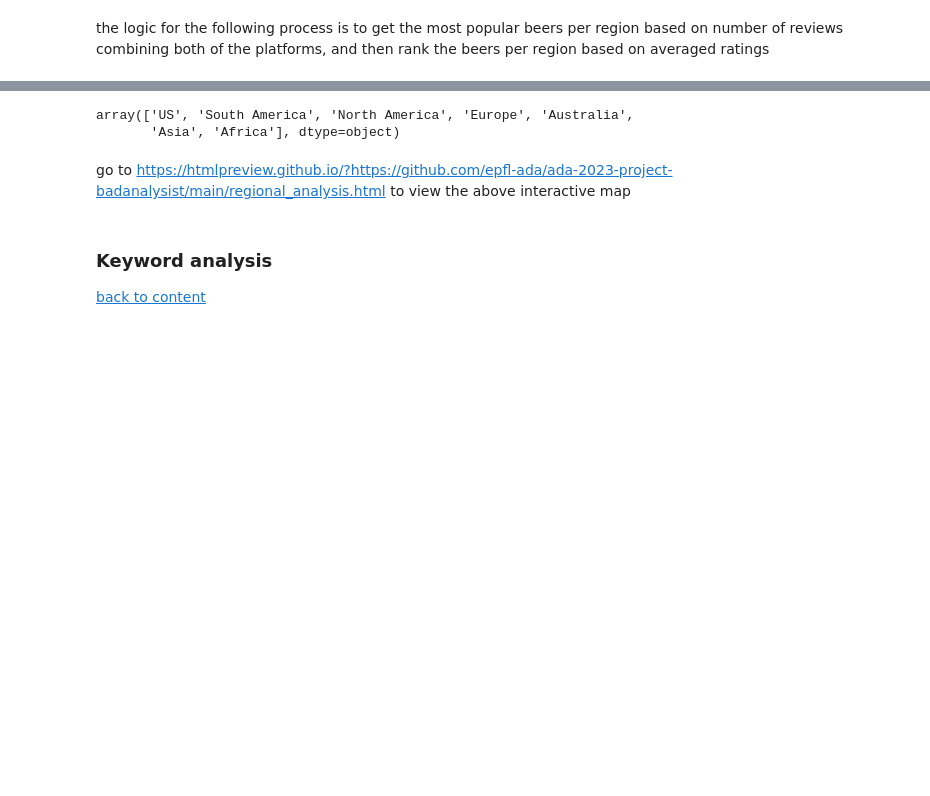
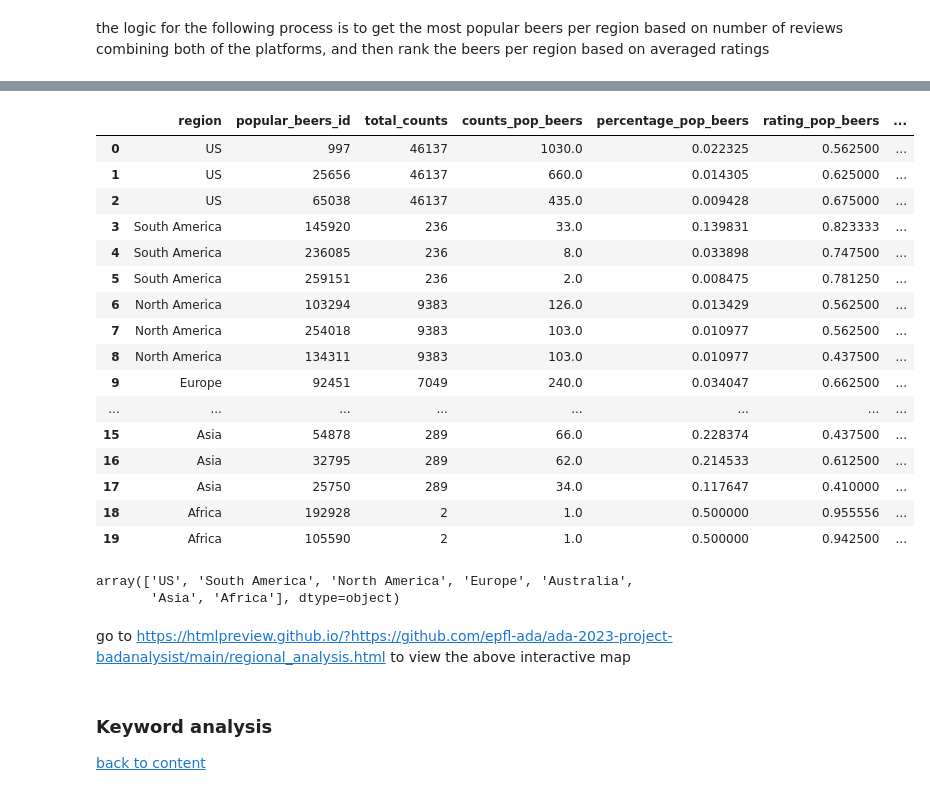
Before and after one commit to epfl-ada/ada-2023-project-badanalysist, a Jupyter notebook: preprocessing.ipynb, the cells around one changed output, grey strips where cells are left out. Cells and saved outputs as stored; diff of their text form; code cells hidden in the pictures; blank space fills up the shorter version.

Commit message:
update regional_analysis

```diff
--- a/preprocessing.ipynb
+++ b/preprocessing.ipynb
@@ -1057,3 +1081,72 @@ regional_analysis
+# %%
+# get the top 3 most popular styles in each region
+# first normalize the style names into official style names
+map_official_styles = pd.read_csv('./data/beer_style_details.csv')
+map_official_styles.rename(columns={'Original Style Name':'style'}, inplace=True)
+beers_rb, beers_ba = split_matched_data(beers)
+beers_rb['beer_id'] = beers_rb['beer_id'].astype(str)
+beers_ba['beer_id'] = beers_ba['beer_id'].astype(str)
+# display(beers_rb)
+beers_rb = beers_rb.merge(map_official_styles[['style', 'Modified Style Name']], on='style', how='left')
+# if the style is not in the official style list, then use the original style name
+beers_rb['Modified Style Name'].fillna(beers_rb['style'], inplace=True)
+beers_ba = beers_ba.merge(map_official_styles[['style', 'Modified Style Name']], on='style', how='left')
+beers_ba['Modified Style Name'].fillna(beers_ba['style'], inplace=True)
+# display(beers_rb)
+
+
+# # get moodified style names for each beer
+ratings_users_ba['beer_id'] = ratings_users_ba['beer_id'].astype(str)
+ratings_users_rb['beer_id'] = ratings_users_rb['beer_id'].astype(str)
+ratings_users_ba_modified = ratings_users_ba.merge(beers_ba[['beer_id','Modified Style Name']], on='beer_id', how='left')
+ratings_users_rb_modified = ratings_users_rb.merge(beers_rb[['beer_id','Modified Style Name']], on='beer_id', how='left')
+
+top_styles_ba = (ratings_users_ba_modified.groupby('region')['Modified Style Name'].value_counts().groupby(level=0).head(3).rename('counts_ba').reset_index())
+top_styles_rb = (ratings_users_rb_modified.groupby('region')['Modified Style Name'].value_counts().groupby(level=0).head(3).rename('counts_rb').reset_index())
+
+# get the average rating of the top 3 styles in each region
+top_styles_ba["rating"] = ratings_users_ba_modified.groupby(['region', 'Modified Style Name'])["rating"].mean().reset_index()["rating"]
+top_styles_rb["rating"] = ratings_users_rb_modified.groupby(['region', 'Modified Style Name'])["rating"].mean().reset_index()["rating"]
+top_styles_ba.rename(columns={'rating':'rating_ba'}, inplace=True)
+top_styles_rb.rename(columns={'rating':'rating_rb'}, inplace=True)
+
+regional_styles = pd.merge(top_styles_ba, top_styles_rb, on=['region', 'Modified Style Name'], how='outer')
+regional_styles = regional_styles.fillna(0)
+
+regional_styles['counts_pop_styles']=regional_styles['counts_ba']+regional_styles['counts_rb']
+#create a weighted average rating for the top 3 styles in each region
+regional_styles['rating_pop_styles']=(regional_styles['rating_ba']*regional_styles['counts_ba'] + regional_styles['rating_rb']*regional_styles['counts_rb'])/regional_styles['counts_pop_styles']
+regional_styles = regional_styles.sort_values(by=['region','rating_pop_styles'], ascending=False)
+regional_styles = regional_styles.drop(columns=['counts_ba', 'counts_rb','rating_ba','rating_rb'])
+
+#retrieve the top 3 styles in each region
+regional_styles = regional_styles.groupby('region').head(3).reset_index(drop=True)
+regional_styles.rename(columns={'Modified Style Name':'popular_styles'}, inplace=True)
+
+#assign a rank for each style per region
+regional_styles['rank'] = regional_styles.groupby('region').cumcount()+1
+regional_styles
+# merge the popular beers and styles in each region
+regional_analysis = pd.merge(regional_analysis, regional_styles, on=['region',"rank"], how='outer')
+regional_analysis
+# %% [output]
+|  | region | popular_beers_id | total_counts | counts_pop_beers | percentage_pop_beers | rating_pop_beers | ... |
+| 0 | US | 997 | 46137 | 1030.0 | 0.022325 | 0.562500 | ... |
+| 1 | US | 25656 | 46137 | 660.0 | 0.014305 | 0.625000 | ... |
+| 2 | US | 65038 | 46137 | 435.0 | 0.009428 | 0.675000 | ... |
+| 3 | South America | 145920 | 236 | 33.0 | 0.139831 | 0.823333 | ... |
+| 4 | South America | 236085 | 236 | 8.0 | 0.033898 | 0.747500 | ... |
+| 5 | South America | 259151 | 236 | 2.0 | 0.008475 | 0.781250 | ... |
+| 6 | North America | 103294 | 9383 | 126.0 | 0.013429 | 0.562500 | ... |
+| 7 | North America | 254018 | 9383 | 103.0 | 0.010977 | 0.562500 | ... |
+| 8 | North America | 134311 | 9383 | 103.0 | 0.010977 | 0.437500 | ... |
+| 9 | Europe | 92451 | 7049 | 240.0 | 0.034047 | 0.662500 | ... |
+| ... | ... | ... | ... | ... | ... | ... | ... |
+| 15 | Asia | 54878 | 289 | 66.0 | 0.228374 | 0.437500 | ... |
+| 16 | Asia | 32795 | 289 | 62.0 | 0.214533 | 0.612500 | ... |
+| 17 | Asia | 25750 | 289 | 34.0 | 0.117647 | 0.410000 | ... |
+| 18 | Africa | 192928 | 2 | 1.0 | 0.500000 | 0.955556 | ... |
+| 19 | Africa | 105590 | 2 | 1.0 | 0.500000 | 0.942500 | ... |
 # %%
 # save the regional analysis data into json file
 regional_analysis.to_json('viz_data/regional_analysis.json', orient='records')
```
Also changed, not shown: parts of 7 cells of this notebook, 2 other files.
